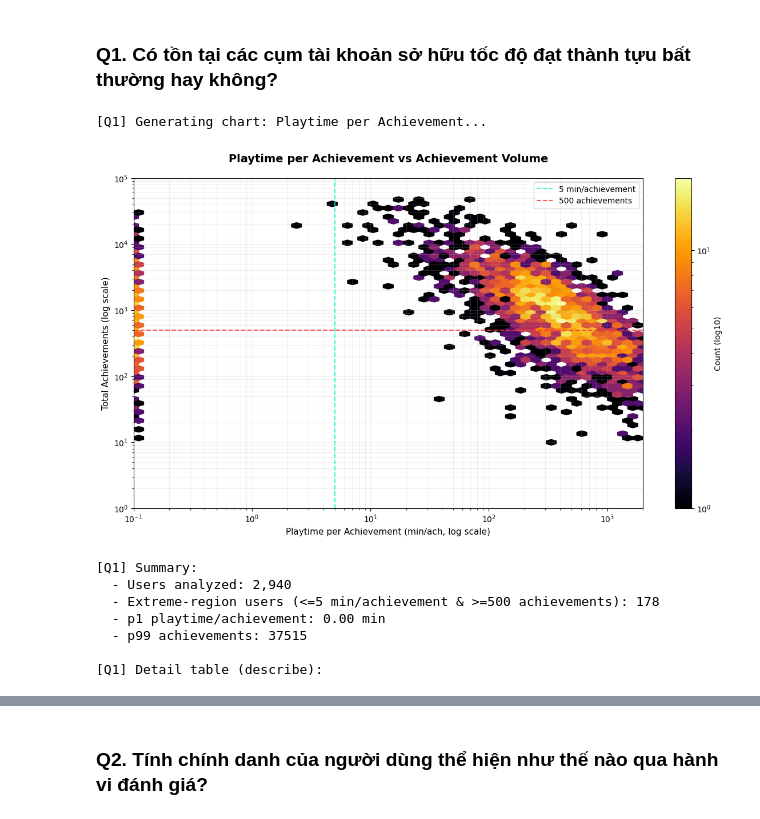
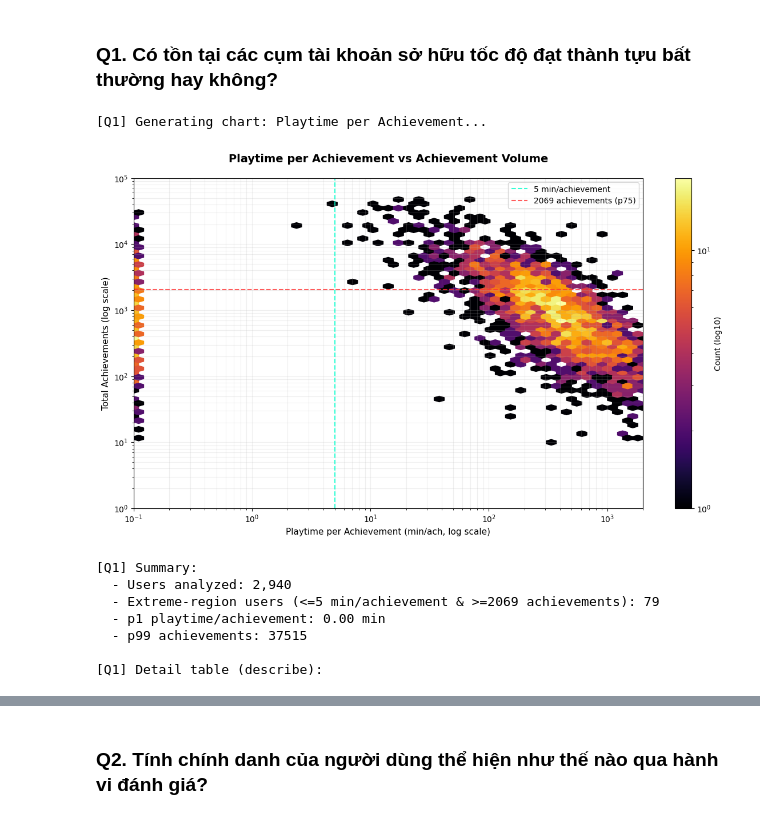
Before and after one commit to NIaLliceH/Steam-anomaly-detection, a Jupyter notebook: eda.ipynb, the cells around one changed output, grey strips where cells are left out. Drawn from its saved outputs; the diff is of its cells as text; code cells hidden in the pictures.

```diff
--- a/eda.ipynb
+++ b/eda.ipynb
@@ -354,42 +453,44 @@ hb = ax.hexbin(
 ax.set_xlim(0.1, 2000)
 ax.set_ylim(1, 100000)
 ax.axvline(5, color="#00ffcc", linestyle="--", alpha=0.8, label="5 min/achievement")
-ax.axhline(500, color="#ff3333", linestyle="--", alpha=0.8, label="500 achievements")
+ax.axhline(2069, color="#ff3333", linestyle="--", alpha=0.8, label="2069 achievements (p75)")
 
 cb = fig.colorbar(hb, ax=ax)
 cb.set_label("Count (log10)", fontsize=10)
 
 ax.set_title("Playtime per Achievement vs Achievement Volume", fontsize=14, fontweight="bold", pad=20)
 ax.set_xlabel("Playtime per Achievement (min/ach, log scale)", fontsize=11)
 ax.set_ylabel("Total Achievements (log scale)", fontsize=11)
 ax.legend(frameon=True, facecolor="white", framealpha=0.8)
 ax.grid(alpha=0.2, which="both")
 
 plt.tight_layout()
 plt.show()
 plt.close()
 
 # --- 3) Summary logs ---
+# Threshold: p75 (2069) = top 25% active players. At p75, extreme bots represent
+# ~10% of players, providing a meaningful signal while filtering noise from casual players.
 extreme_mask = (
     (playtime_stats["playtime_per_achievement"] <= 5)
-    & (playtime_stats["total_achievements"] >= 500)
+    & (playtime_stats["total_achievements"] >= 2069)
 )
 suspicious_player_ids = set(playtime_stats.index[extreme_mask])
 
 print("[Q1] Summary:")
 print(f"  - Users analyzed: {len(plot_df):,}")
-print(f"  - Extreme-region users (<=5 min/achievement & >=500 achievements): {extreme_mask.sum():,}")
+print(f"  - Extreme-region users (<=5 min/achievement & >=2069 achievements): {extreme_mask.sum():,}")
 print(f"  - p1 playtime/achievement: {plot_df['playtime_per_achievement'].quantile(0.01):.2f} min")
 print(f"  - p99 achievements: {plot_df['total_achievements'].quantile(0.99):.0f}")
 
 print("\n[Q1] Detail table (describe):")
 display(playtime_stats.describe().T)
 # %% [output]
 [Q1] Generating chart: Playtime per Achievement...
-[figure, old version]
+[figure, new version]
 [Q1] Summary:
   - Users analyzed: 2,940
-  - Extreme-region users (<=5 min/achievement & >=500 achievements): 178
+  - Extreme-region users (<=5 min/achievement & >=2069 achievements): 79
   - p1 playtime/achievement: 0.00 min
   - p99 achievements: 37515
 
```
Also changed, not shown: parts of 12 cells of this notebook, 5 other files.
